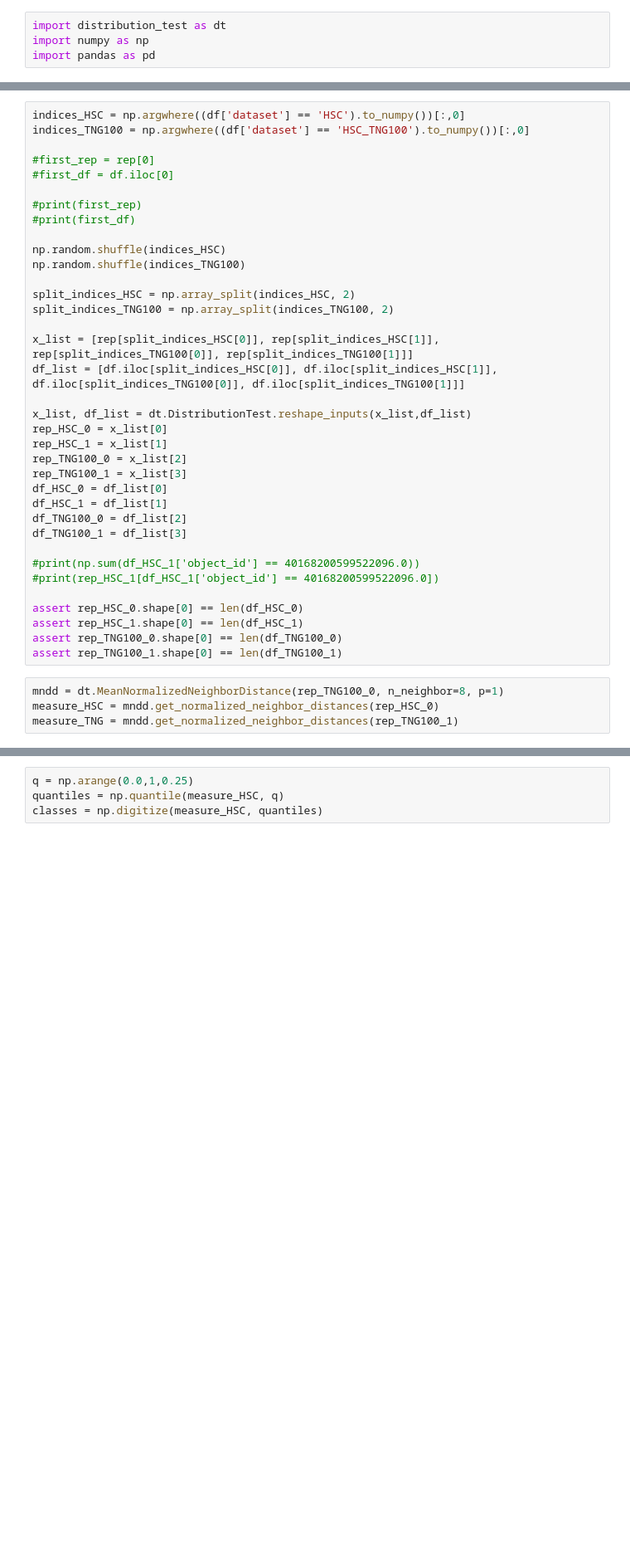
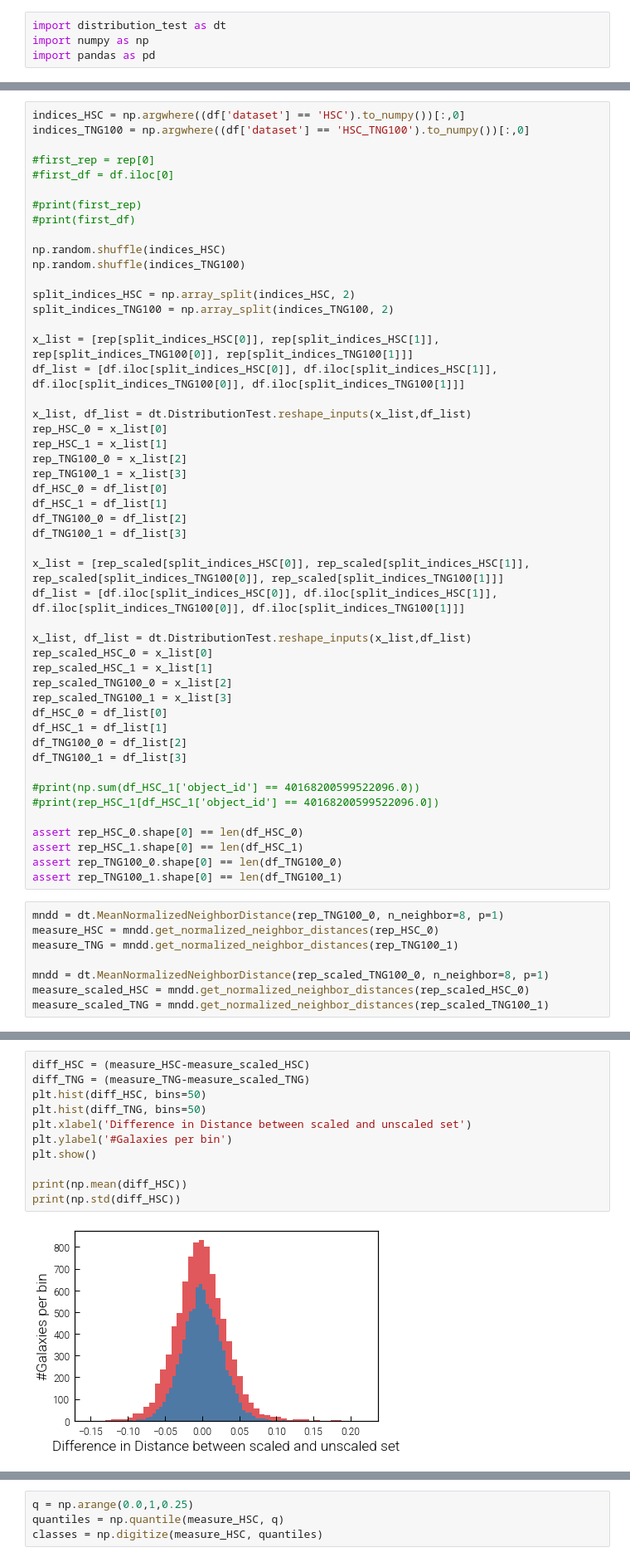
Before and after one commit to milchada/icm-clr, a Jupyter notebook: scripts/postprocessing/compare_distributions.ipynb, the cells around one changed output, grey strips where cells are left out. Shown: that part at 83% size. Saved outputs shown, nothing was run; the diff lists cells and outputs as text; blank space fills up the shorter version.

```diff
--- a/scripts/postprocessing/compare_distributions.ipynb
+++ b/scripts/postprocessing/compare_distributions.ipynb
@@ -47,6 +57,19 @@ df_HSC_1 = df_list[1]
 df_TNG100_0 = df_list[2]
 df_TNG100_1 = df_list[3]
 
+x_list = [rep_scaled[split_indices_HSC[0]], rep_scaled[split_indices_HSC[1]], rep_scaled[split_indices_TNG100[0]], rep_scaled[split_indices_TNG100[1]]]
+df_list = [df.iloc[split_indices_HSC[0]], df.iloc[split_indices_HSC[1]], df.iloc[split_indices_TNG100[0]], df.iloc[split_indices_TNG100[1]]]
+
+x_list, df_list = dt.DistributionTest.reshape_inputs(x_list,df_list)
+rep_scaled_HSC_0 = x_list[0]
+rep_scaled_HSC_1 = x_list[1]
+rep_scaled_TNG100_0 = x_list[2]
+rep_scaled_TNG100_1 = x_list[3]
+df_HSC_0 = df_list[0]
+df_HSC_1 = df_list[1]
+df_TNG100_0 = df_list[2]
+df_TNG100_1 = df_list[3]
+
 #print(np.sum(df_HSC_1['object_id'] == 40168200599522096.0))
 #print(rep_HSC_1[df_HSC_1['object_id'] == 40168200599522096.0])
 
@@ -58,6 +81,10 @@ assert rep_TNG100_1.shape[0] == len(df_TNG100_1)
 mndd = dt.MeanNormalizedNeighborDistance(rep_TNG100_0, n_neighbor=8, p=1)
 measure_HSC = mndd.get_normalized_neighbor_distances(rep_HSC_0)
 measure_TNG = mndd.get_normalized_neighbor_distances(rep_TNG100_1)
+
+mndd = dt.MeanNormalizedNeighborDistance(rep_scaled_TNG100_0, n_neighbor=8, p=1)
+measure_scaled_HSC = mndd.get_normalized_neighbor_distances(rep_scaled_HSC_0)
+measure_scaled_TNG = mndd.get_normalized_neighbor_distances(rep_scaled_TNG100_1)
 # %%
 import matplotlib.pyplot as plt
 
@@ -78,0 +108,13 @@ upper_TNG = mean_TNG + std_TNG
+# %%
+diff_HSC = (measure_HSC-measure_scaled_HSC)
+diff_TNG = (measure_TNG-measure_scaled_TNG)
+plt.hist(diff_HSC, bins=50)
+plt.hist(diff_TNG, bins=50)
+plt.xlabel('Difference in Distance between scaled and unscaled set')
+plt.ylabel('#Galaxies per bin')
+plt.show()
+
+print(np.mean(diff_HSC))
+print(np.std(diff_HSC))
+# %% [output]
+[figure, added]
```
Also changed, not shown: parts of 3 cells of this notebook, 3 other files.
